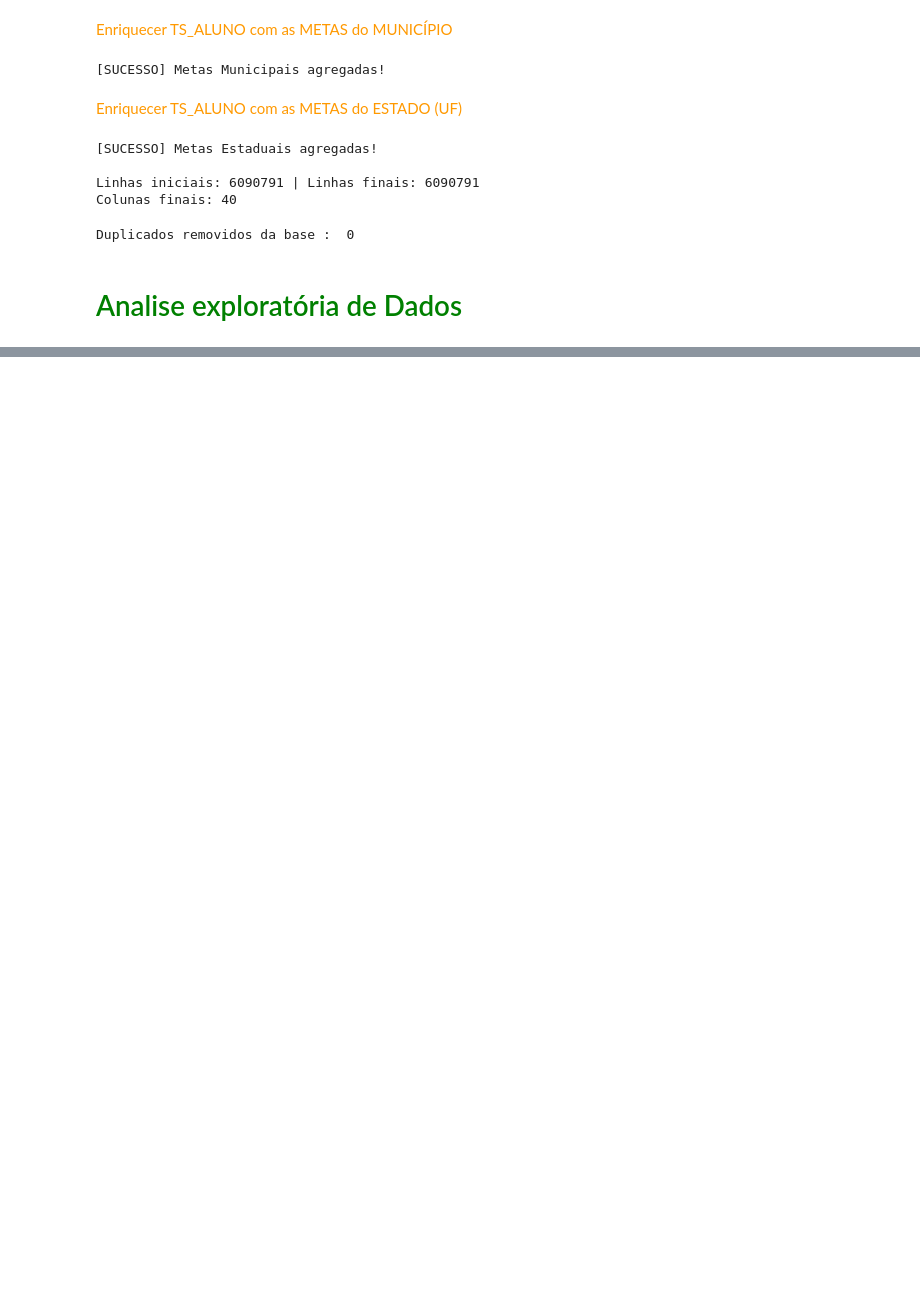
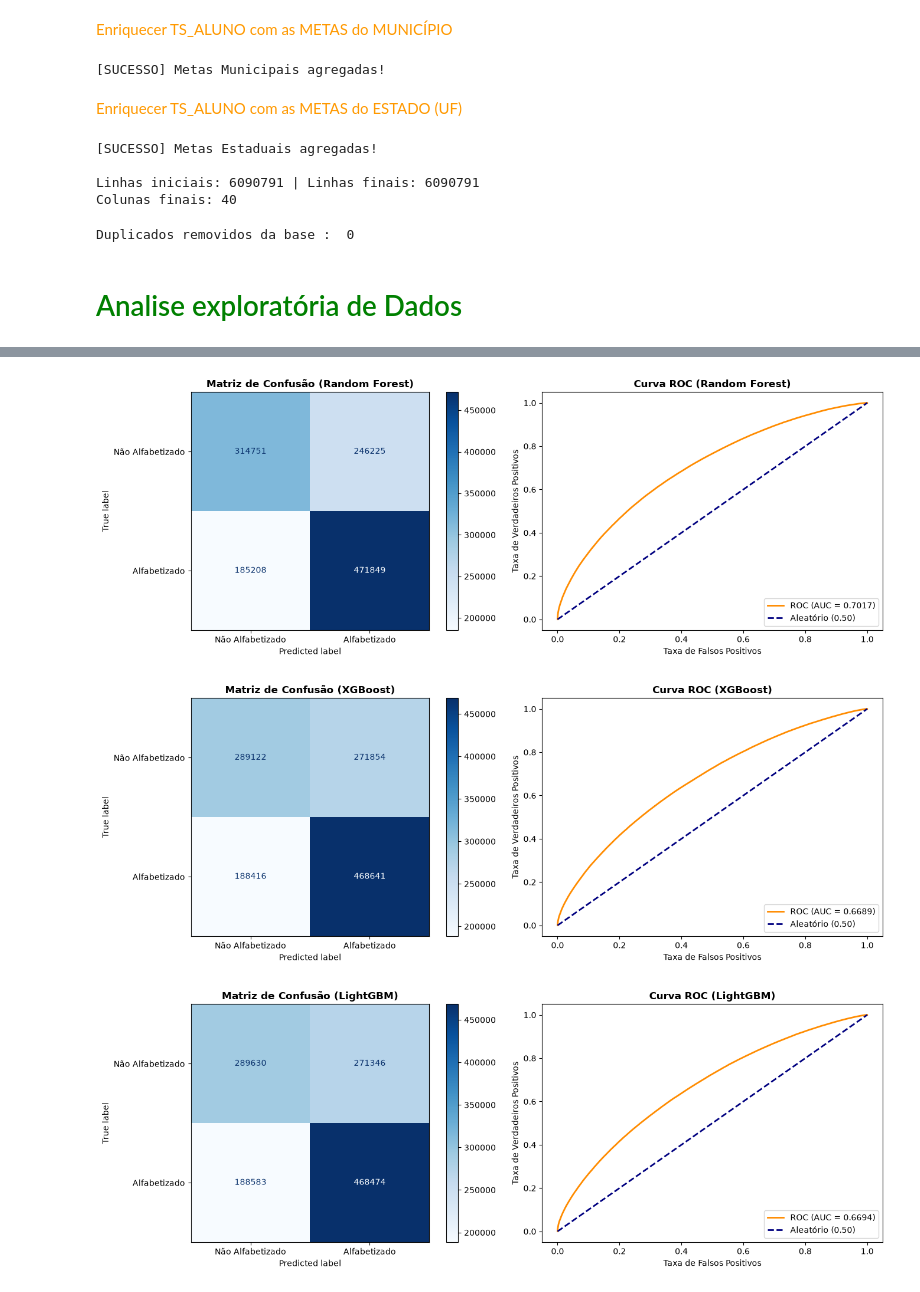
Before and after one commit to LucasRuizMartins/fiap_tech_challenge_03, a Jupyter notebook: notebooks/01 - pipeline.ipynb, the cells around one changed output, grey strips where cells are left out. Cells and saved outputs as stored; diff of their text form; code cells hidden in the pictures; blank space fills up the shorter version.

Commit message:
Pipeline de modelagem atualizado e modelos ignorados no gitignore

```diff
--- a/notebooks/01 - pipeline.ipynb
+++ b/notebooks/01 - pipeline.ipynb
@@ -387,0 +449,8 @@ Lendo: s3://postech-challenge-datascience-003/gold/ano=dimensao/dados/RESULTADOS
+# %%
+from sklearn.model_selection import train_test_split
+
+X_train, X_test, y_train, y_test = train_test_split(
+    X, y,
+    test_size=0.2,   # 20% teste
+    random_state=42  # reprodutibilidade
+)
@@ -387,0 +592,30 @@ Lendo: s3://postech-challenge-datascience-003/gold/ano=dimensao/dados/RESULTADOS
+# %%
+import xgboost as xgb
+from sklearn.metrics import roc_auc_score, classification_report, accuracy_score
+
+# Configuração do Classificador na GPU
+xgb = xgb.XGBClassifier(
+    n_estimators=500,
+    learning_rate=0.05,
+    max_depth=5,
+    subsample=0.8,
+    colsample_bytree=0.8,
+    device="cuda",               # Configurar para GPU
+    early_stopping_rounds=15,
+    eval_metric="auc",           # Monitora a área sob a curva ROC
+    random_state=42
+)
+
+# 2. Treinamento na GPU
+xgb.fit(
+    X_train, y_train,
+    eval_set=[(X_test, y_test)],
+    verbose=50
+)
+
+# 3. Predição de Classes (0 ou 1) e de Probabilidades (0.0 a 1.0)
+y_pred = xgb.predict(X_test)
+y_pred_proba = xgb.predict_proba(X_test)[:, 1]
+
+print(" Treino concluido")
+print(f"Melhor iteração (árvore): {xgb.best_iteration}")
@@ -387,0 +683,10 @@ Lendo: s3://postech-challenge-datascience-003/gold/ano=dimensao/dados/RESULTADOS
+# %%
+plot_classificacao(rf, X_test, y_test, model_name="Random Forest")
+
+plot_classificacao(xgb, X_test, y_test, model_name="XGBoost")
+
+plot_classificacao(lgbm, X_test, y_test, model_name="LightGBM")
+# %% [output]
+[figure, added]
+[figure, added]
+[figure, added]
```
Also changed, not shown: parts of 35 cells of this notebook, 4 other files.
